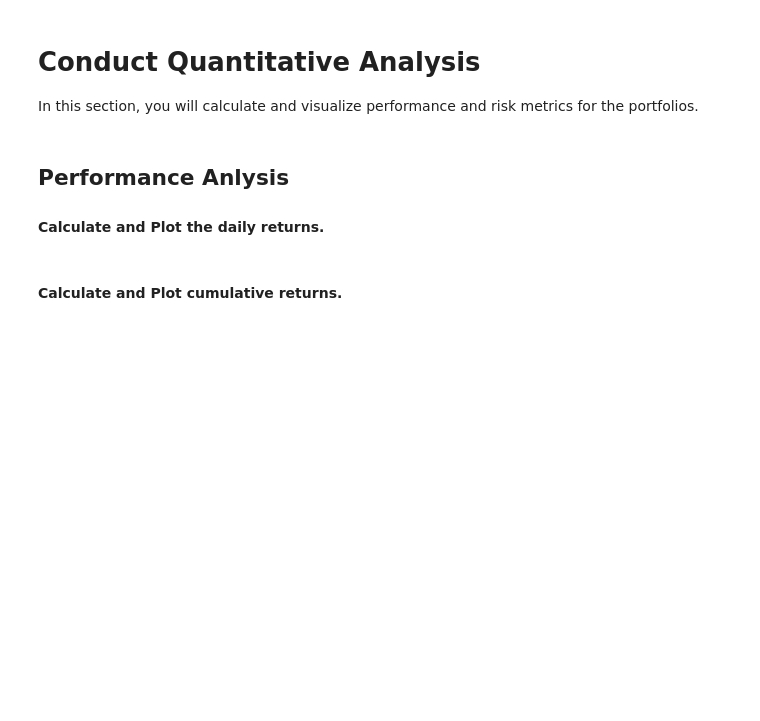
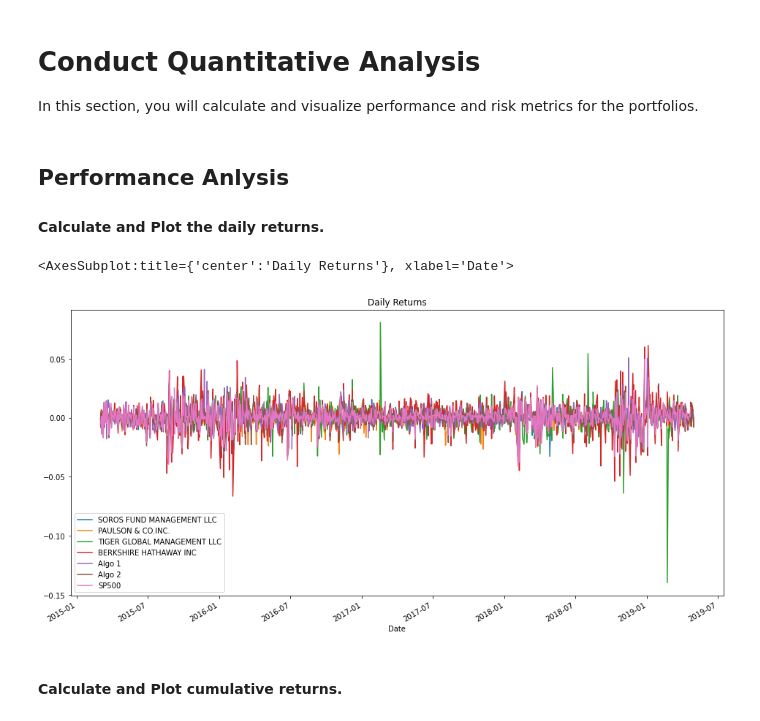
Before and after one commit to gokhanunal34/pandasSkillsApplications, a Jupyter notebook: whale_analysis.ipynb, the cells around one changed output. Saved outputs shown, nothing was run; the diff lists cells and outputs as text; code cells hidden in the pictures; blank space fills up the shorter version.

```diff
--- a/whale_analysis.ipynb
+++ b/whale_analysis.ipynb
@@ -143,2 +151,6 @@ ValueError: could not convert string to float: '$2933.68'
 # %%
 # Calculate Daily Returns
+
+sp500_r_data= sp500_r_data.pct_change()
+
+sp500_r_data.head()
@@ -145,2 +165,4 @@ ValueError: could not convert string to float: '$2933.68'
 # %%
 # Drop nulls
+sp500_r_data.dropna(inplace=True)
+sp500_r_data
@@ -147,2 +184,5 @@ ValueError: could not convert string to float: '$2933.68'
 # %%
 # Rename `Close` Column to be specific to this portfolio.
+
+sp500_r_data = sp500_r_data.rename(columns={'Close':'SP500'})
+sp500_r_data.head()
@@ -150,3 +198,6 @@ ValueError: could not convert string to float: '$2933.68'
 ## Combine Whale, Algorithmic, and S&P 500 Returns
 # %%
 # Join Whale Returns, Algorithmic Returns, and the S&P 500 Returns into a single DataFrame with columns for each portfolio's returns.
+combined_return_data = whale_r_data.join(algo_r_data.join(sp500_r_data))
+
+combined_return_data.head()    #print the new df
@@ -162,6 +221,10 @@ In this section, you will calculate and visualize performance and risk metrics f
 #### Calculate and Plot the daily returns.
 # %%
 # Plot daily returns of all portfolios
+combined_return_data.plot(title="Daily Returns", figsize=(16,8))
+# %% [output]
+<AxesSubplot:title={'center':'Daily Returns'}, xlabel='Date'>
+[figure, added]
 # %% [markdown]
 #### Calculate and Plot cumulative returns.
 # %%
```
Also changed, not shown: parts of 13 cells of this notebook.
